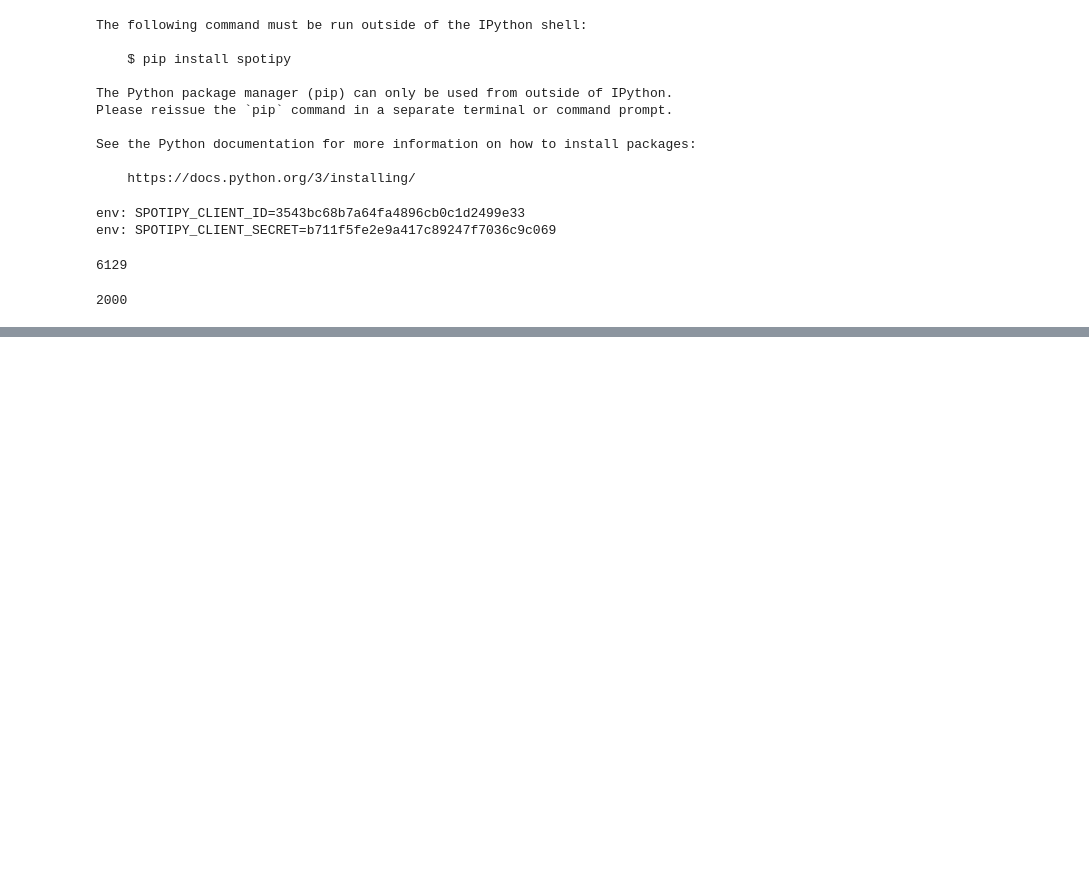
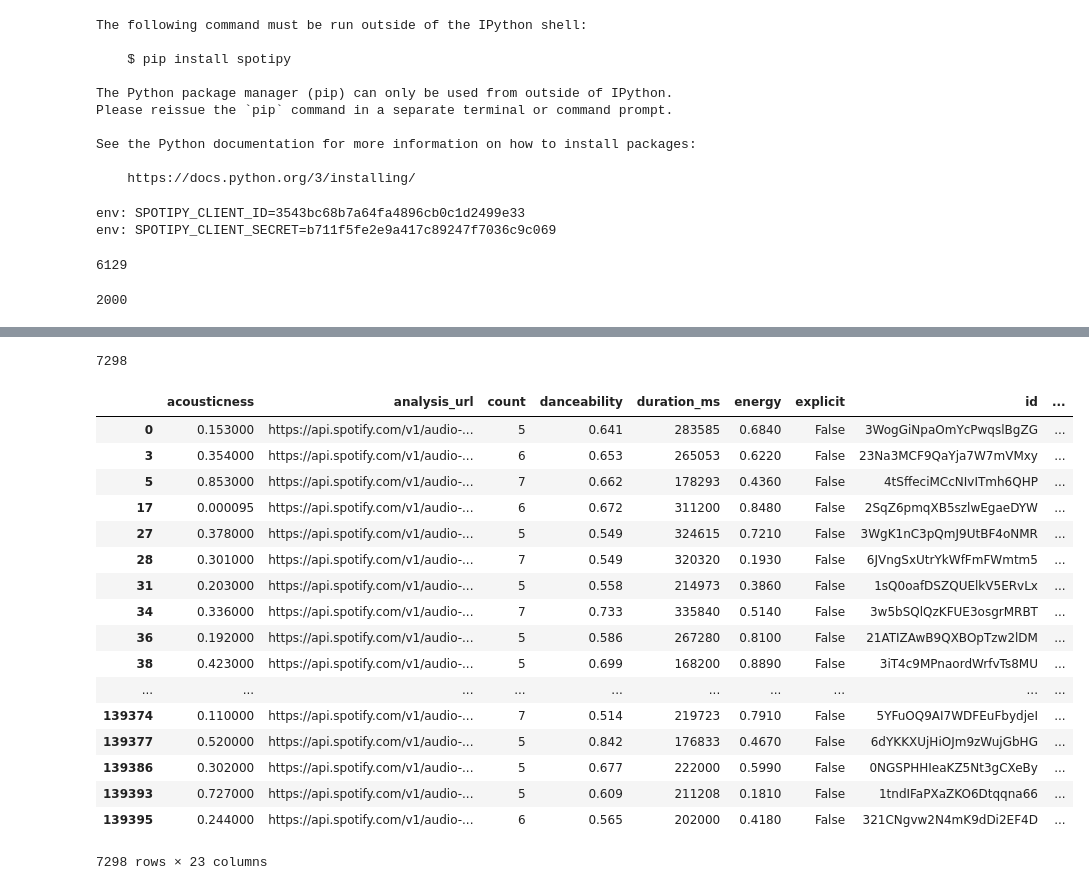
Before and after one commit to kzo2/Info-2950-Final-Project, a Jupyter notebook: datascraping_2019.ipynb, the cells around one changed output, grey strips where cells are left out. Drawn from its saved outputs; the diff is of its cells as text; code cells hidden in the pictures; blank space fills up the shorter version.

```diff
--- a/datascraping_2019.ipynb
+++ b/datascraping_2019.ipynb
@@ -105,0 +108,3 @@ len(tracks)
+# %%
+#dataframe with individual track uri and count
+df = pd.DataFrame.from_dict(Counter(tracks), orient='index').reset_index().rename(columns={"index":"uri", 0:"count"})
@@ -105,0 +149,48 @@ len(tracks)
+# %%
+sliced_df_2019 = df[df['count']>4]
+len(sliced_df_2019)
+# %% [output]
+7298
+# %%
+#filters important variables, makes the dataframe usable
+def filter_data(x):
+    data = sp.track(x['uri'])
+    #sets data variable for each track
+
+    name = data['name']
+    pop = data['popularity']
+    date = data['album']['release_date']
+    explic = data['explicit']
+
+    features = sp.audio_features(x['uri'])
+    #uses spotify function to access audio features
+
+    return {**x,
+            "name" : name,
+            'release_date': date,
+            "popularity" : pop,
+            'explicit' : explic,
+            **features[0]}
+# %%
+final_df_2019 = sliced_df_2019.apply(lambda x: filter_data(x), axis=1, result_type='expand')
+# %%
+final_df_2019
+# %% [output]
+|  | acousticness | analysis_url | count | danceability | duration_ms | energy | explicit | id | ... |
+| 0 | 0.153000 | https://api.spotify.com/v1/audio-... | 5 | 0.641 | 283585 | 0.6840 | False | 3WogGiNpaOmYcPwqslBgZG | ... |
+| 3 | 0.354000 | https://api.spotify.com/v1/audio-... | 6 | 0.653 | 265053 | 0.6220 | False | 23Na3MCF9QaYja7W7mVMxy | ... |
+| 5 | 0.853000 | https://api.spotify.com/v1/audio-... | 7 | 0.662 | 178293 | 0.4360 | False | 4tSffeciMCcNIvITmh6QHP | ... |
+| 17 | 0.000095 | https://api.spotify.com/v1/audio-... | 6 | 0.672 | 311200 | 0.8480 | False | 2SqZ6pmqXB5szlwEgaeDYW | ... |
+| 27 | 0.378000 | https://api.spotify.com/v1/audio-... | 5 | 0.549 | 324615 | 0.7210 | False | 3WgK1nC3pQmJ9UtBF4oNMR | ... |
+| 28 | 0.301000 | https://api.spotify.com/v1/audio-... | 7 | 0.549 | 320320 | 0.1930 | False | 6JVngSxUtrYkWfFmFWmtm5 | ... |
+| 31 | 0.203000 | https://api.spotify.com/v1/audio-... | 5 | 0.558 | 214973 | 0.3860 | False | 1sQ0oafDSZQUElkV5ERvLx | ... |
+| 34 | 0.336000 | https://api.spotify.com/v1/audio-... | 7 | 0.733 | 335840 | 0.5140 | False | 3w5bSQlQzKFUE3osgrMRBT | ... |
+| 36 | 0.192000 | https://api.spotify.com/v1/audio-... | 5 | 0.586 | 267280 | 0.8100 | False | 21ATIZAwB9QXBOpTzw2lDM | ... |
+| 38 | 0.423000 | https://api.spotify.com/v1/audio-... | 5 | 0.699 | 168200 | 0.8890 | False | 3iT4c9MPnaordWrfvTs8MU | ... |
+| ... | ... | ... | ... | ... | ... | ... | ... | ... | ... |
+| 139374 | 0.110000 | https://api.spotify.com/v1/audio-... | 7 | 0.514 | 219723 | 0.7910 | False | 5YFuOQ9AI7WDFEuFbydjeI | ... |
+| 139377 | 0.520000 | https://api.spotify.com/v1/audio-... | 5 | 0.842 | 176833 | 0.4670 | False | 6dYKKXUjHiOJm9zWujGbHG | ... |
+| 139386 | 0.302000 | https://api.spotify.com/v1/audio-... | 5 | 0.677 | 222000 | 0.5990 | False | 0NGSPHHIeaKZ5Nt3gCXeBy | ... |
+| 139393 | 0.727000 | https://api.spotify.com/v1/audio-... | 5 | 0.609 | 211208 | 0.1810 | False | 1tndIFaPXaZKO6Dtqqna66 | ... |
+| 139395 | 0.244000 | https://api.spotify.com/v1/audio-... | 6 | 0.565 | 202000 | 0.4180 | False | 321CNgvw2N4mK9dDi2EF4D | ... |
+7298 rows × 23 columns
```
Also changed, not shown: parts of 5 cells of this notebook, 3 other files.
